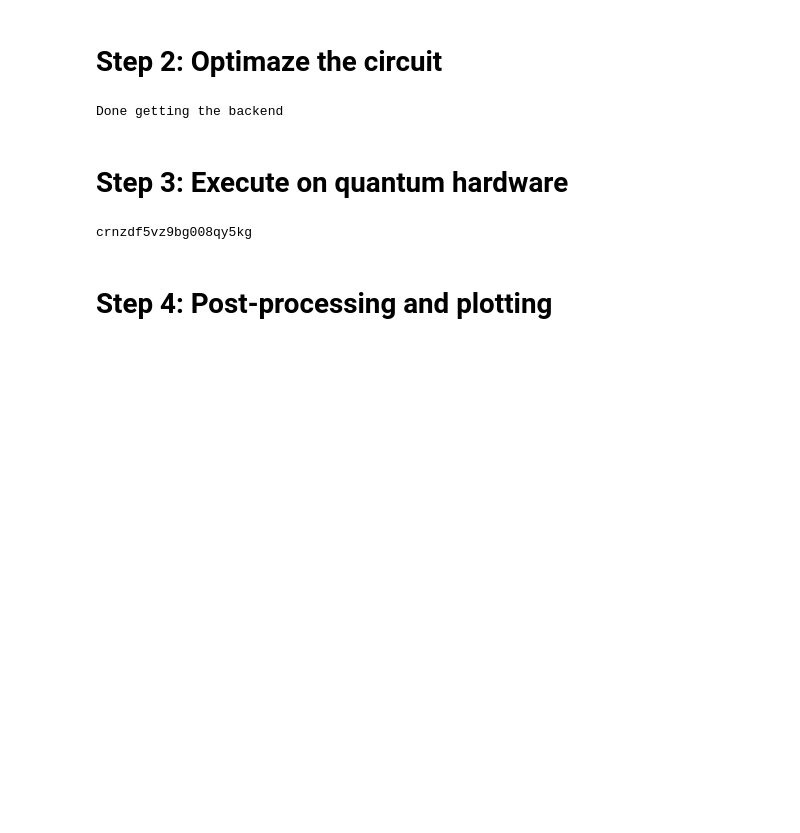
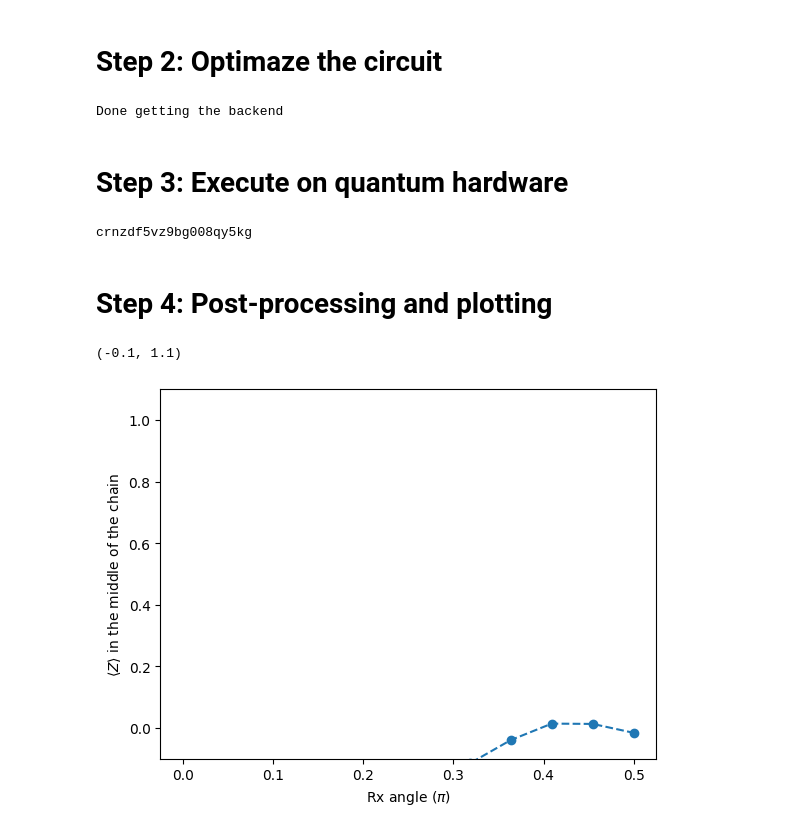
Before and after one commit to hkalic/Qiskit, a Jupyter notebook: episodes-4-primitives.ipynb, the cells around one changed output. Saved outputs shown, nothing was run; the diff lists cells and outputs as text; code cells hidden in the pictures; blank space fills up the shorter version.

```diff
--- a/episodes-4-primitives.ipynb
+++ b/episodes-4-primitives.ipynb
@@ -221,13 +221,17 @@ crnzdf5vz9bg008qy5kg
 # Step 4: Post-processing and plotting
 # %%
 #video 45:00
+import matplotlib.pyplot as plt
 
 job_id = "crnzdf5vz9bg008qy5kg"
 job = service.job(job_id)
 
 exp_val_list =  job.result()[0].data.evs
 
 plt.plot(rx_angle_list / np.pi, exp_val_list, '--o')
 plt.xlabel(r'Rx angle ($\pi$)')
-plt.ylabel(r'$\langle Z \rangle in the middle of the chain')
+plt.ylabel(r'$\langle Z \rangle$ in the middle of the chain')
 plt.ylim(-0.1, 1.1)
+# %% [output]
+(-0.1, 1.1)
+[figure, added]
```
Also changed, not shown: parts of 1 cell of this notebook, 1 other file.
